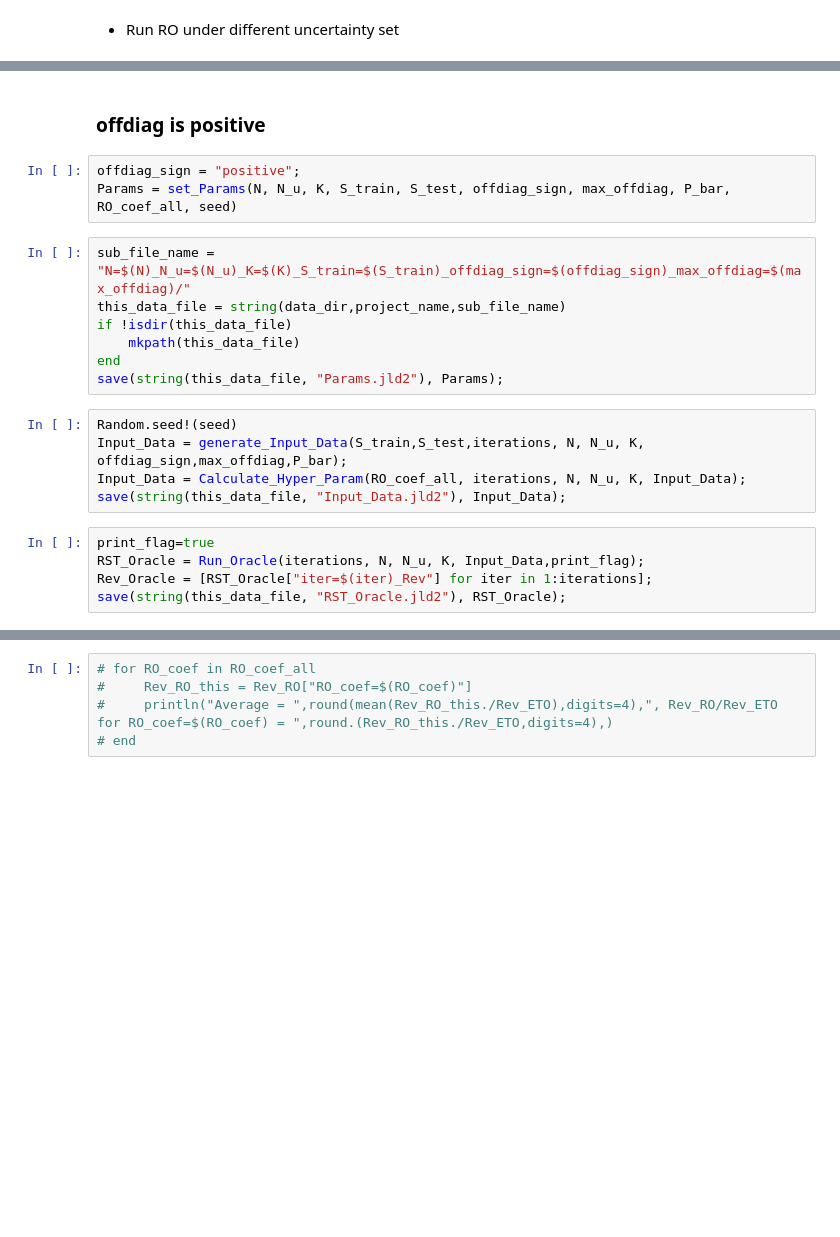
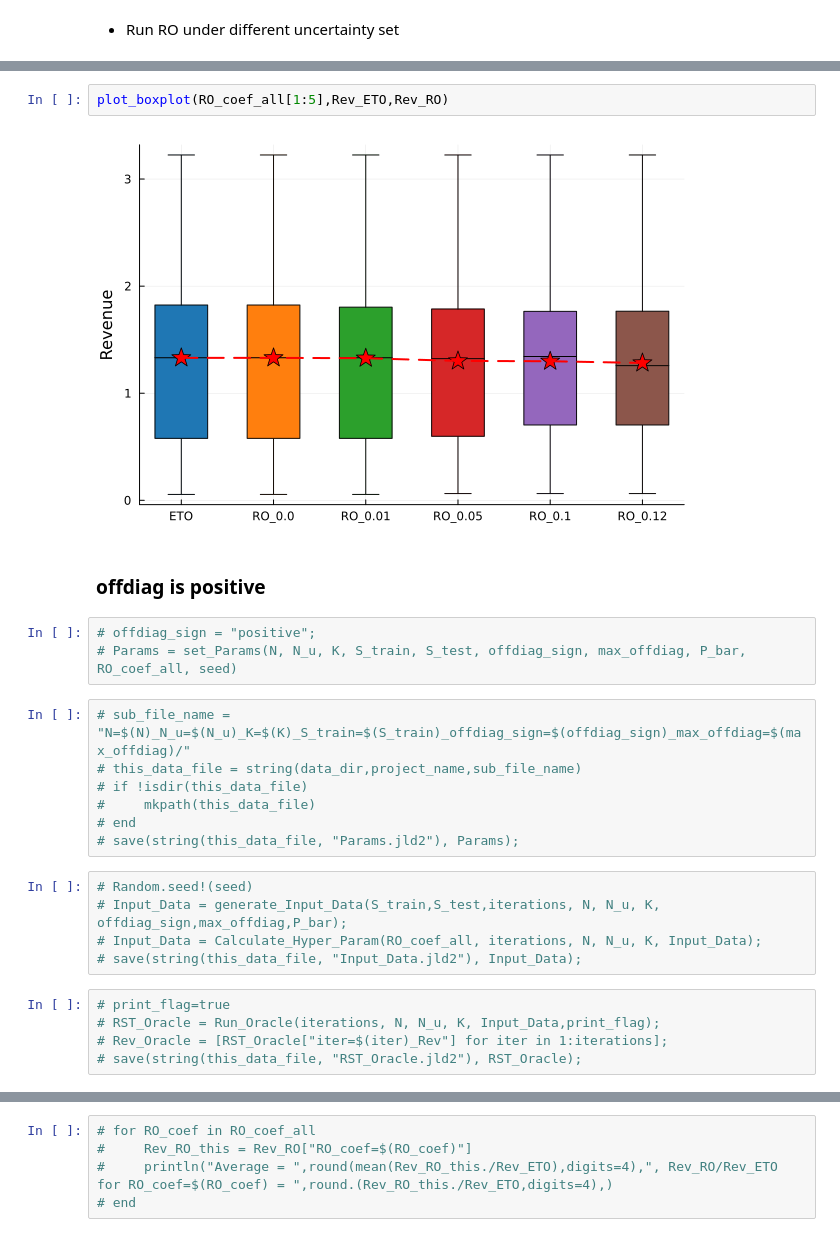
Before and after one commit to xunzhang-sjtu/Robust_Exp, a Jupyter notebook: Main.ipynb, the cells around one changed output, grey strips where cells are left out. Saved outputs shown, nothing was run; the diff lists cells and outputs as text; blank space fills up the shorter version.

```diff
--- a/Main.ipynb
+++ b/Main.ipynb
@@ -325,23 +181,27 @@ end
+# %%
+plot_boxplot(RO_coef_all[1:5],Rev_ETO,Rev_RO)
+# %% [output]
+[figure, added]
 # %% [markdown]
 ### offdiag is positive
 # %%
-offdiag_sign = "positive";
-Params = set_Params(N, N_u, K, S_train, S_test, offdiag_sign, max_offdiag, P_bar, RO_coef_all, seed)
+# offdiag_sign = "positive";
+# Params = set_Params(N, N_u, K, S_train, S_test, offdiag_sign, max_offdiag, P_bar, RO_coef_all, seed)
 # %%
-sub_file_name = "N=$(N)_N_u=$(N_u)_K=$(K)_S_train=$(S_train)_offdiag_sign=$(offdiag_sign)_max_offdiag=$(max_offdiag)/"
-this_data_file = string(data_dir,project_name,sub_file_name)
-if !isdir(this_data_file)
-    mkpath(this_data_file)
-end
-save(string(this_data_file, "Params.jld2"), Params);
+# sub_file_name = "N=$(N)_N_u=$(N_u)_K=$(K)_S_train=$(S_train)_offdiag_sign=$(offdiag_sign)_max_offdiag=$(max_offdiag)/"
+# this_data_file = string(data_dir,project_name,sub_file_name)
+# if !isdir(this_data_file)
+#     mkpath(this_data_file)
+# end
+# save(string(this_data_file, "Params.jld2"), Params);
 # %%
-Random.seed!(seed)
-Input_Data = generate_Input_Data(S_train,S_test,iterations, N, N_u, K, offdiag_sign,max_offdiag,P_bar);
-Input_Data = Calculate_Hyper_Param(RO_coef_all, iterations, N, N_u, K, Input_Data);
-save(string(this_data_file, "Input_Data.jld2"), Input_Data);
+# Random.seed!(seed)
+# Input_Data = generate_Input_Data(S_train,S_test,iterations, N, N_u, K, offdiag_sign,max_offdiag,P_bar);
+# Input_Data = Calculate_Hyper_Param(RO_coef_all, iterations, N, N_u, K, Input_Data);
+# save(string(this_data_file, "Input_Data.jld2"), Input_Data);
 # %%
-print_flag=true
-RST_Oracle = Run_Oracle(iterations, N, N_u, K, Input_Data,print_flag);
-Rev_Oracle = [RST_Oracle["iter=$(iter)_Rev"] for iter in 1:iterations];
-save(string(this_data_file, "RST_Oracle.jld2"), RST_Oracle);
+# print_flag=true
+# RST_Oracle = Run_Oracle(iterations, N, N_u, K, Input_Data,print_flag);
+# Rev_Oracle = [RST_Oracle["iter=$(iter)_Rev"] for iter in 1:iterations];
+# save(string(this_data_file, "RST_Oracle.jld2"), RST_Oracle);
 # %%
```
Also changed, not shown: parts of 23 cells of this notebook, 10 other files.
